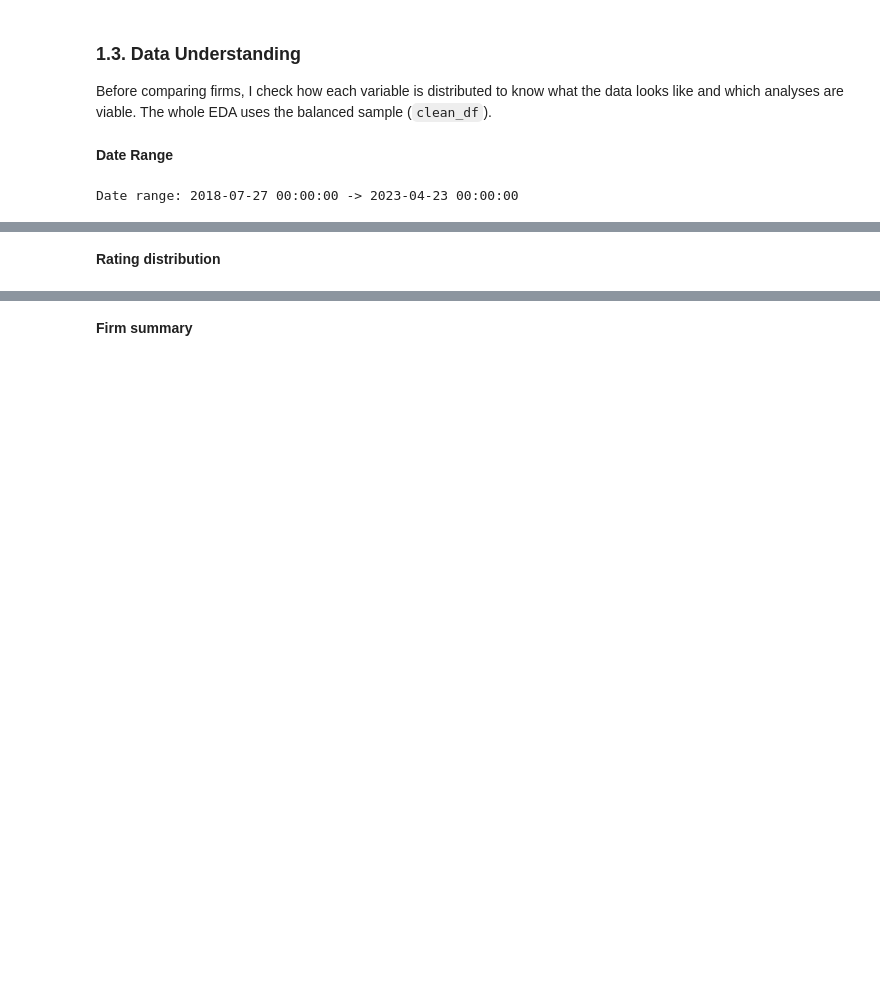
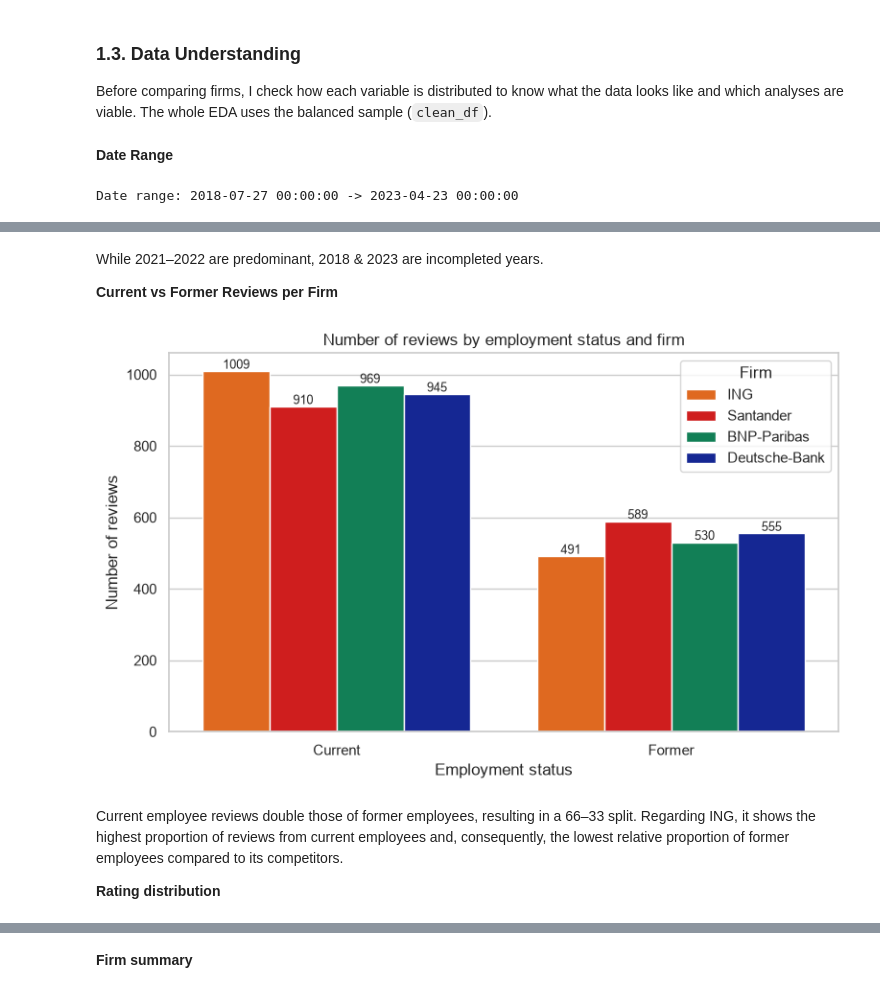
Before and after one commit to rubengil-dev/ING-glasdoor-analysis, a Jupyter notebook: mi_notebook.ipynb, the cells around one changed output, grey strips where cells are left out. Cells and saved outputs as stored; diff of their text form; code cells hidden in the pictures; blank space fills up the shorter version.

```diff
--- a/mi_notebook.ipynb
+++ b/mi_notebook.ipynb
@@ -242,4 +265,29 @@ year
+# %% [markdown]
+While 2021–2022 are predominant, 2018 & 2023 are incompleted years.
+
+**Current vs Former Reviews per Firm**
+# %%
+# Number of reviews by employment status and firm
+fig, ax = plt.subplots(figsize=(8, 5))
+sns.countplot(data=clean_df, x="status", hue="firm", order=["Current", "Former"],
+              hue_order=FIRMS, palette=PALETTE, ax=ax)
+
+# Count on top of each bar
+for container in ax.containers:
+    ax.bar_label(container, fontsize=9)
+
+ax.set_title("Number of reviews by employment status and firm")
+ax.set_xlabel("Employment status")
+ax.set_ylabel("Number of reviews")
+ax.legend(title="Firm")
+
+plt.tight_layout()
+plt.show()
+# %% [output]
+[figure, added]
 # %% [markdown]
+Current employee reviews double those of former employees, resulting in a 66–33 split. Regarding ING, it shows the highest proportion of reviews from current employees and, consequently, the lowest relative proportion of former employees compared to its competitors.
+
 **Rating distribution**
 # %%
 # % of reviews by score, for each firm
```
Also changed, not shown: parts of 36 cells of this notebook.
